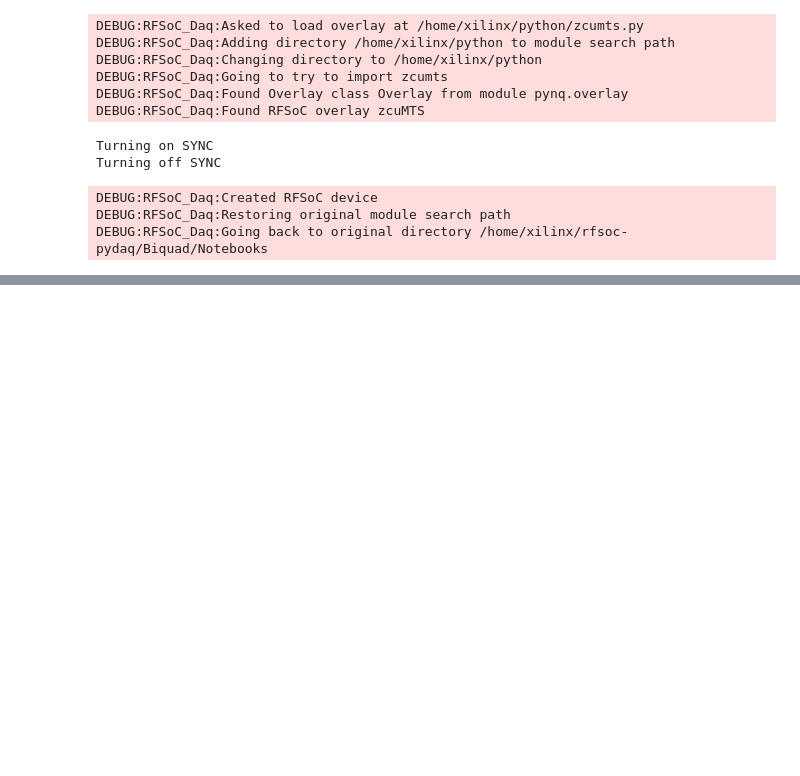
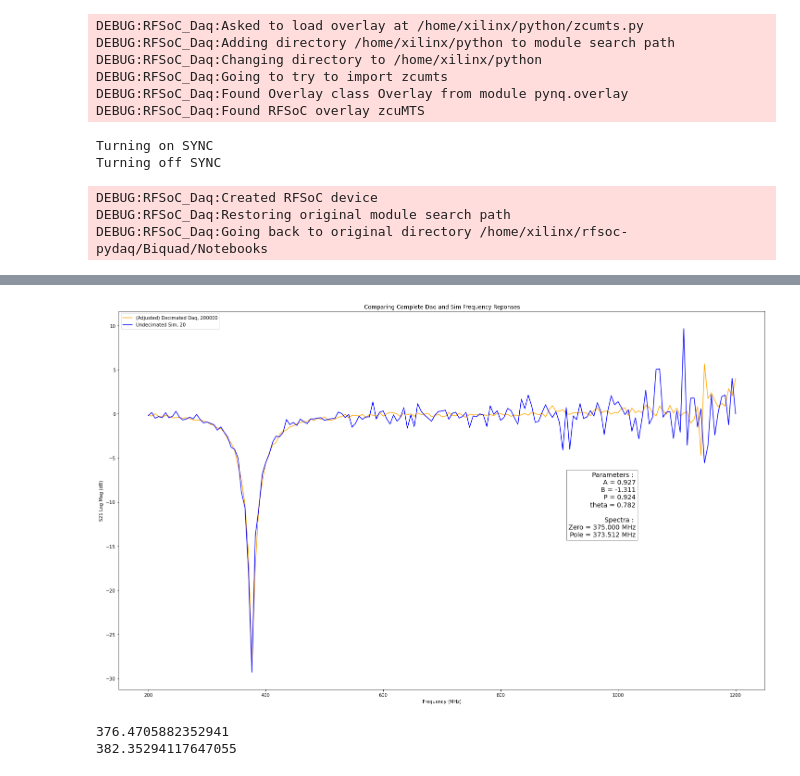
Before and after one commit to barawn/rfsoc-pydaq, a Jupyter notebook: Biquad/Notebooks/Spectrum_Analyser2.ipynb, the cells around one changed output, grey strips where cells are left out. Drawn from its saved outputs; the diff is of its cells as text; code cells hidden in the pictures; blank space fills up the shorter version.

```diff
--- a/Biquad/Notebooks/Spectrum_Analyser2.ipynb
+++ b/Biquad/Notebooks/Spectrum_Analyser2.ipynb
@@ -103,0 +155,30 @@ Filter Frequency : 243.047575MHz | Magnitude -21.82344649727927
+# %%
+fig, axS21 = plt.subplots(1, 1, figsize=(25, 15))
+
+x_min = 200*10**6
+x_max = 1200*10**6
+indices = (xf >= x_min) & (xf <= x_max)
+
+axS21.plot(xf[indices]/10**6, S21_log_mag[indices]-(20*np.log10(1/4)), label='(Adjusted) Decimated Daq, 200000', color='orange')
+axS21.plot(xf[indices]/10**6, S21_log_mag_sim[indices], label='Undecimated Sim, 20', color='blue')
+axS21.set_xlabel("Frequency (MHz)")
+axS21.set_ylabel("S21 Log Mag (dB)")
+axS21.set_title(f"Comparing Complete Daq and Sim Frequency Reponses")
+
+axS21.text(0.80, 0.40, filter.__str__(), verticalalignment='bottom', horizontalalignment='right',
+           transform=axS21.transAxes, bbox=dict(facecolor='white', alpha=0.5), fontsize=14)
+
+plt.legend()
+plt.show()
+
+index = np.argmin(S21_log_mag[indices])
+print(xf[indices][index]/10**6)
+print(xf[indices][index+1]/10**6)
+
+# file_path = '/home/xilinx/rfsoc-pydaq/Biquad/images/'
+# file_name = 'Frequency_Response'
+# fig.savefig(f'{file_path}{file_name}.png', bbox_inches='tight')
+# %% [output]
+[figure, added]
+376.4705882352941
+382.35294117647055
```
Also changed, not shown: parts of 6 cells of this notebook, 10 other files.
